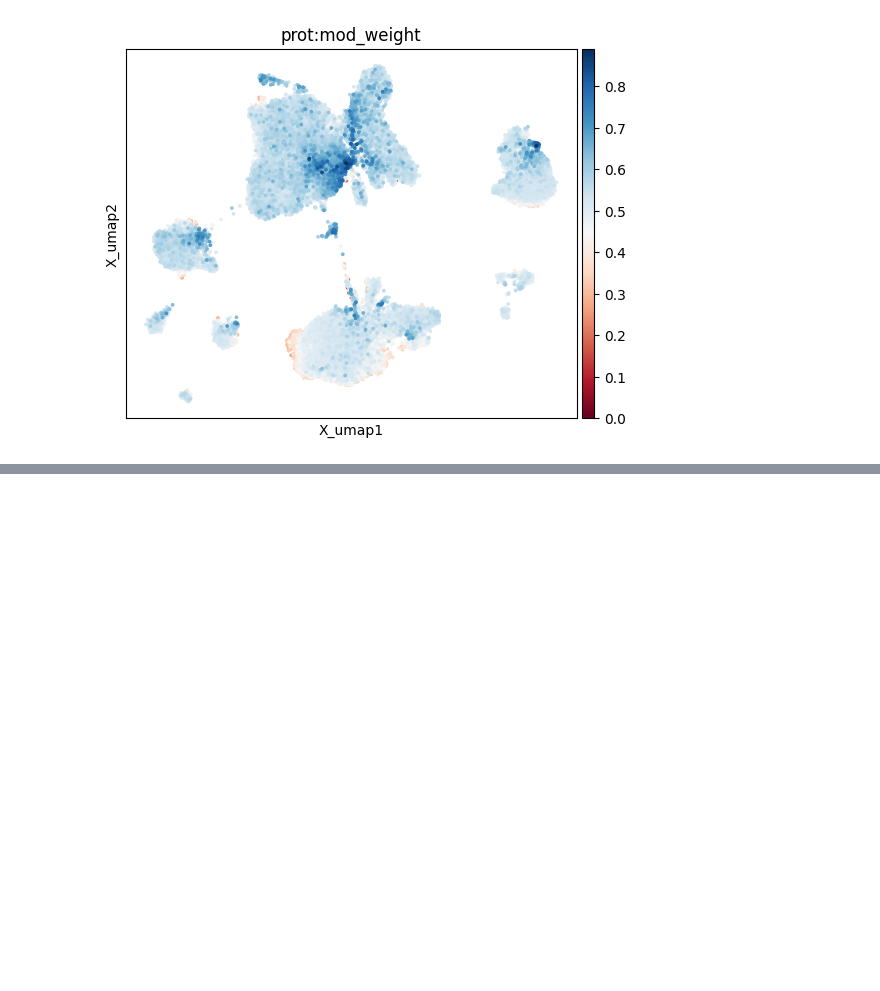
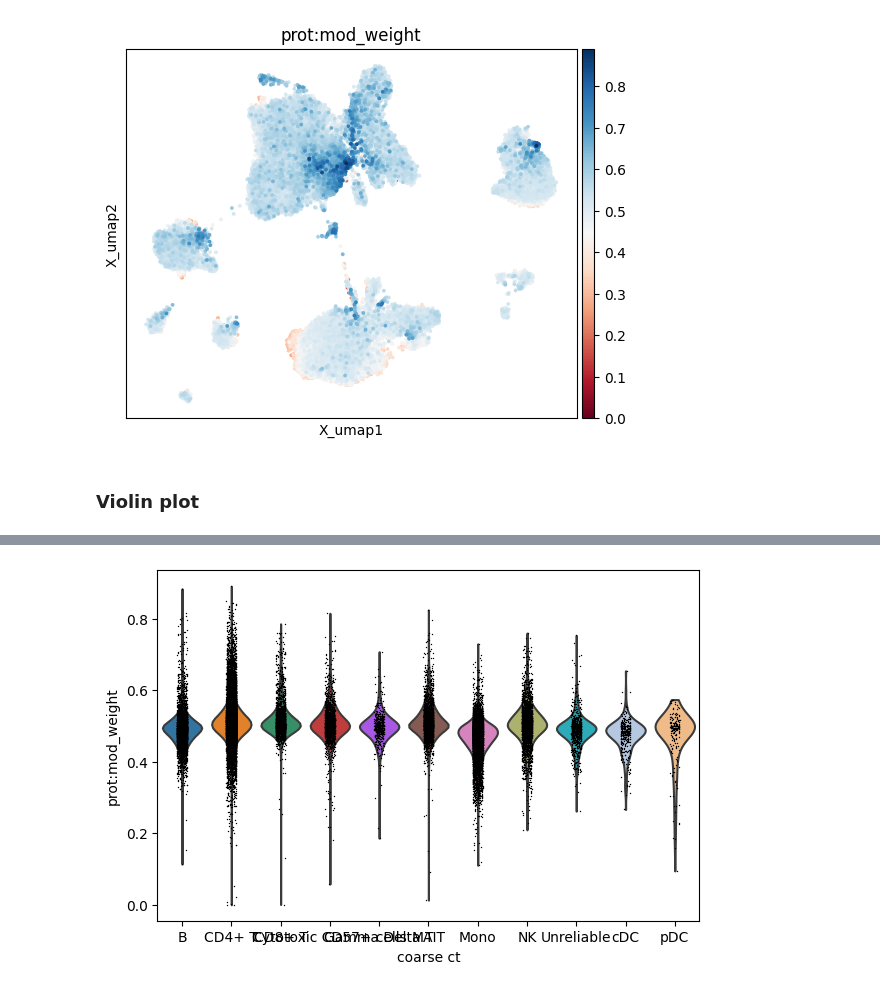
Before and after one commit to mincheoly/sicca_hackathon_2023, a Jupyter notebook: Task 4 - muon WNN.ipynb, the cells around one changed output, grey strips where cells are left out. Saved outputs shown, nothing was run; the diff lists cells and outputs as text; code cells hidden in the pictures; blank space fills up the shorter version.

```diff
--- a/Task 4 - muon WNN.ipynb
+++ b/Task 4 - muon WNN.ipynb
@@ -46,3 +52,5 @@ mu.pl.umap(mdata, color=['prot:mod_weight'], cmap='RdBu', s=30, save='task4_ADT_
 # %% [output]
 WARNING: saving figure to file figures/X_umaptask4_ADT_weights.png
 [figure]
+# %% [markdown]
+### Violin plot
@@ -48,0 +59,5 @@ WARNING: saving figure to file figures/X_umaptask4_ADT_weights.png
+# %%
+mdata.obs = mdata.obs.join(fine_meta[['coarse_ct']], how='left')
+# %%
+sc.pl.violin(mdata, groupby='coarse_ct', keys='prot:mod_weight', save='task4_ADT_weights.png')
+# %% [output]
@@ -48,0 +65 @@ WARNING: saving figure to file figures/X_umaptask4_ADT_weights.png
+[figure, added]
```
Also changed, not shown: parts of 8 cells of this notebook, 1 other file.
